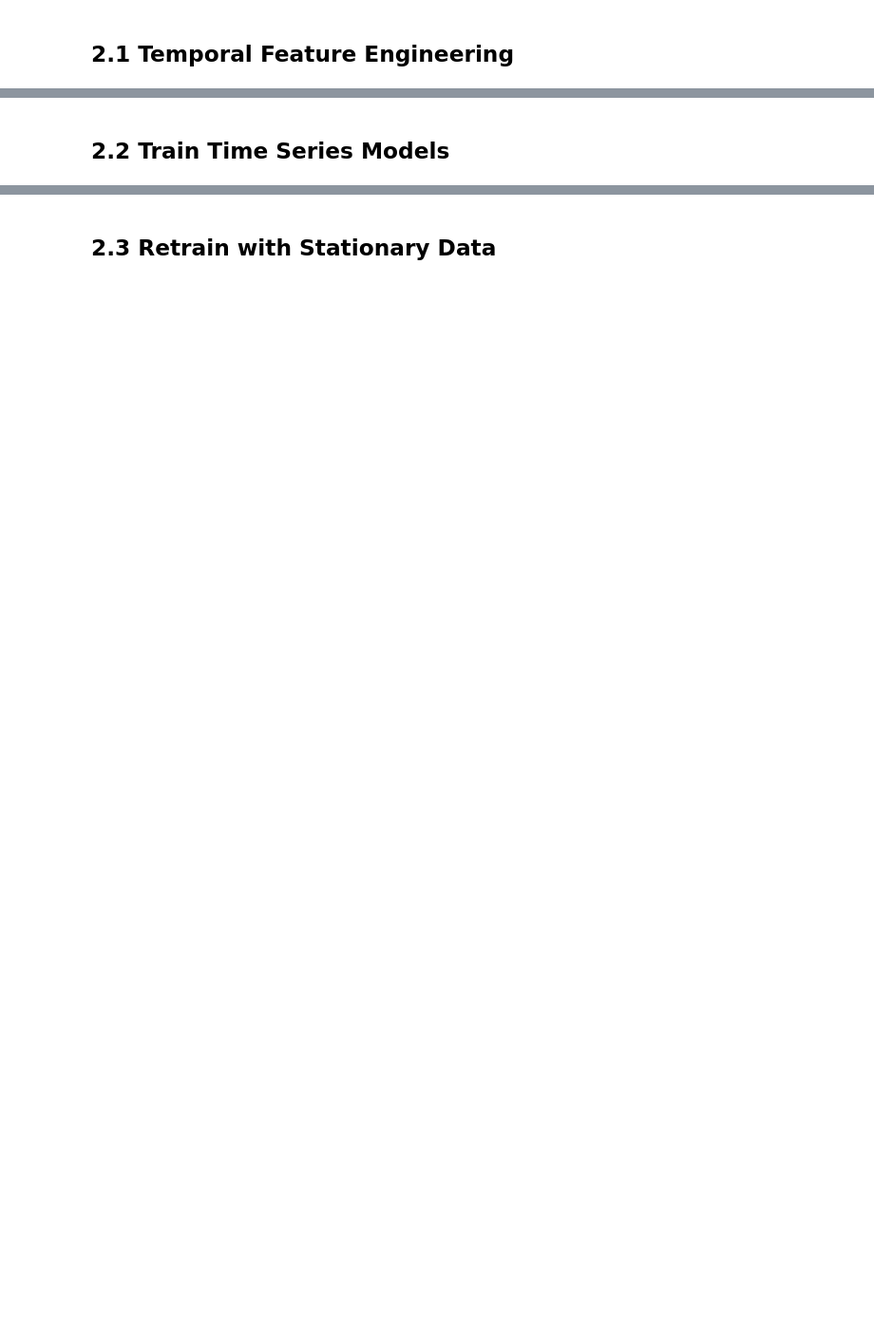
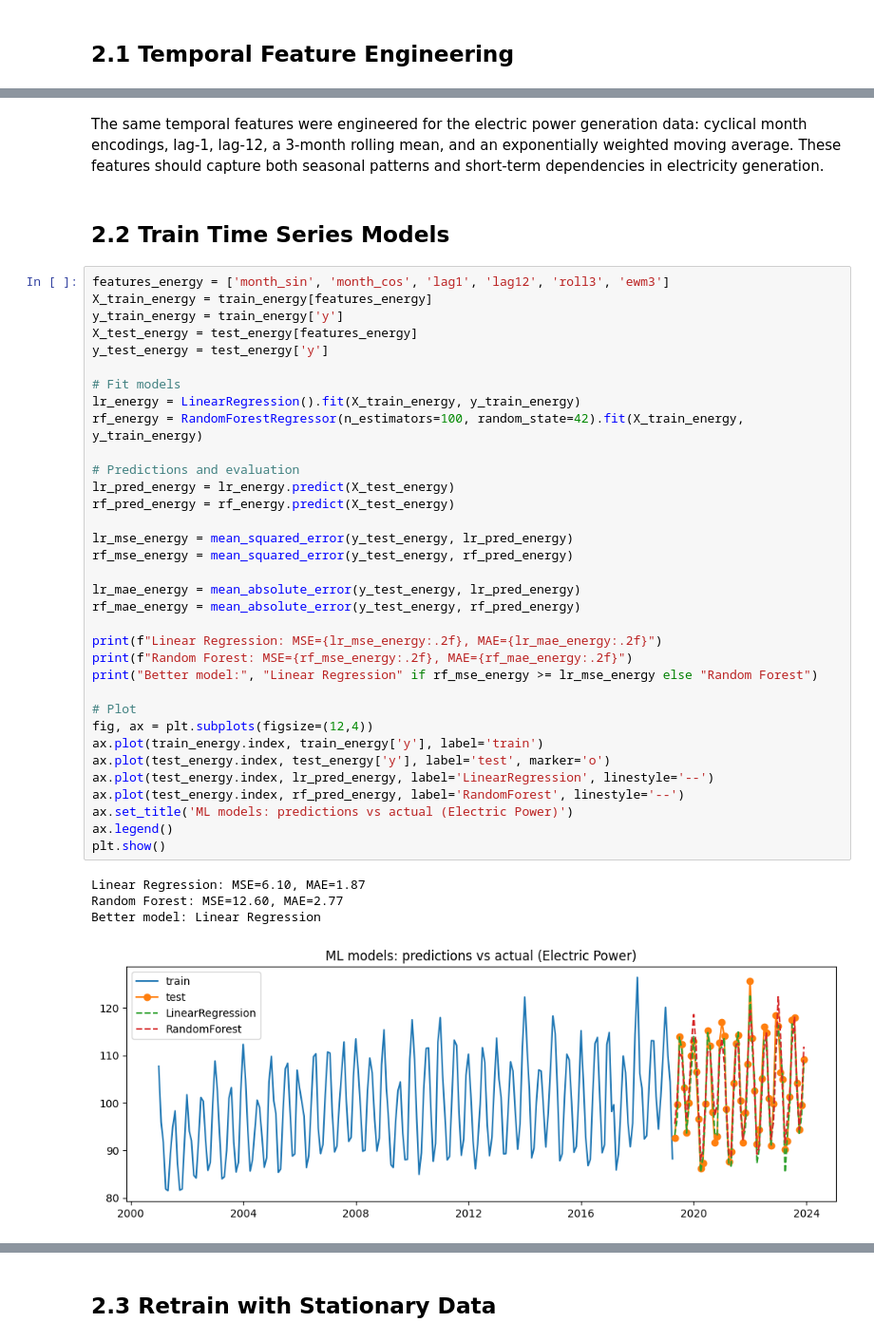
Before and after one commit to V8-Luky/time, a Jupyter notebook: notebooks/11_Exercise.ipynb, the cells around one changed output, grey strips where cells are left out. Shown at 95% size. Drawn from its saved outputs; the diff is of its cells as text; blank space fills up the shorter version.

```diff
--- a/notebooks/11_Exercise.ipynb
+++ b/notebooks/11_Exercise.ipynb
@@ -250,2 +302,43 @@ energy_series = df_energy['IPG2211A2N'].dropna()
+# %% [markdown]
+The same temporal features were engineered for the electric power generation data: cyclical month encodings, lag-1, lag-12, a 3-month rolling mean, and an exponentially weighted moving average. These features should capture both seasonal patterns and short-term dependencies in electricity generation.
 # %% [markdown]
 ## 2.2 Train Time Series Models
+# %%
+features_energy = ['month_sin', 'month_cos', 'lag1', 'lag12', 'roll3', 'ewm3']
+X_train_energy = train_energy[features_energy]
+y_train_energy = train_energy['y']
+X_test_energy = test_energy[features_energy]
+y_test_energy = test_energy['y']
+
+# Fit models
+lr_energy = LinearRegression().fit(X_train_energy, y_train_energy)
+rf_energy = RandomForestRegressor(n_estimators=100, random_state=42).fit(X_train_energy, y_train_energy)
+
+# Predictions and evaluation
+lr_pred_energy = lr_energy.predict(X_test_energy)
+rf_pred_energy = rf_energy.predict(X_test_energy)
+
+lr_mse_energy = mean_squared_error(y_test_energy, lr_pred_energy)
+rf_mse_energy = mean_squared_error(y_test_energy, rf_pred_energy)
+
+lr_mae_energy = mean_absolute_error(y_test_energy, lr_pred_energy)
+rf_mae_energy = mean_absolute_error(y_test_energy, rf_pred_energy)
+
+print(f"Linear Regression: MSE={lr_mse_energy:.2f}, MAE={lr_mae_energy:.2f}")
+print(f"Random Forest: MSE={rf_mse_energy:.2f}, MAE={rf_mae_energy:.2f}")
+print("Better model:", "Linear Regression" if rf_mse_energy >= lr_mse_energy else "Random Forest")
+
+# Plot
+fig, ax = plt.subplots(figsize=(12,4))
+ax.plot(train_energy.index, train_energy['y'], label='train')
+ax.plot(test_energy.index, test_energy['y'], label='test', marker='o')
+ax.plot(test_energy.index, lr_pred_energy, label='LinearRegression', linestyle='--')
+ax.plot(test_energy.index, rf_pred_energy, label='RandomForest', linestyle='--')
+ax.set_title('ML models: predictions vs actual (Electric Power)')
+ax.legend()
+plt.show()
+# %% [output]
+Linear Regression: MSE=6.10, MAE=1.87
+Random Forest: MSE=12.60, MAE=2.77
+Better model: Linear Regression
+[figure, added]
```
Also changed, not shown: parts of 7 cells of this notebook.
